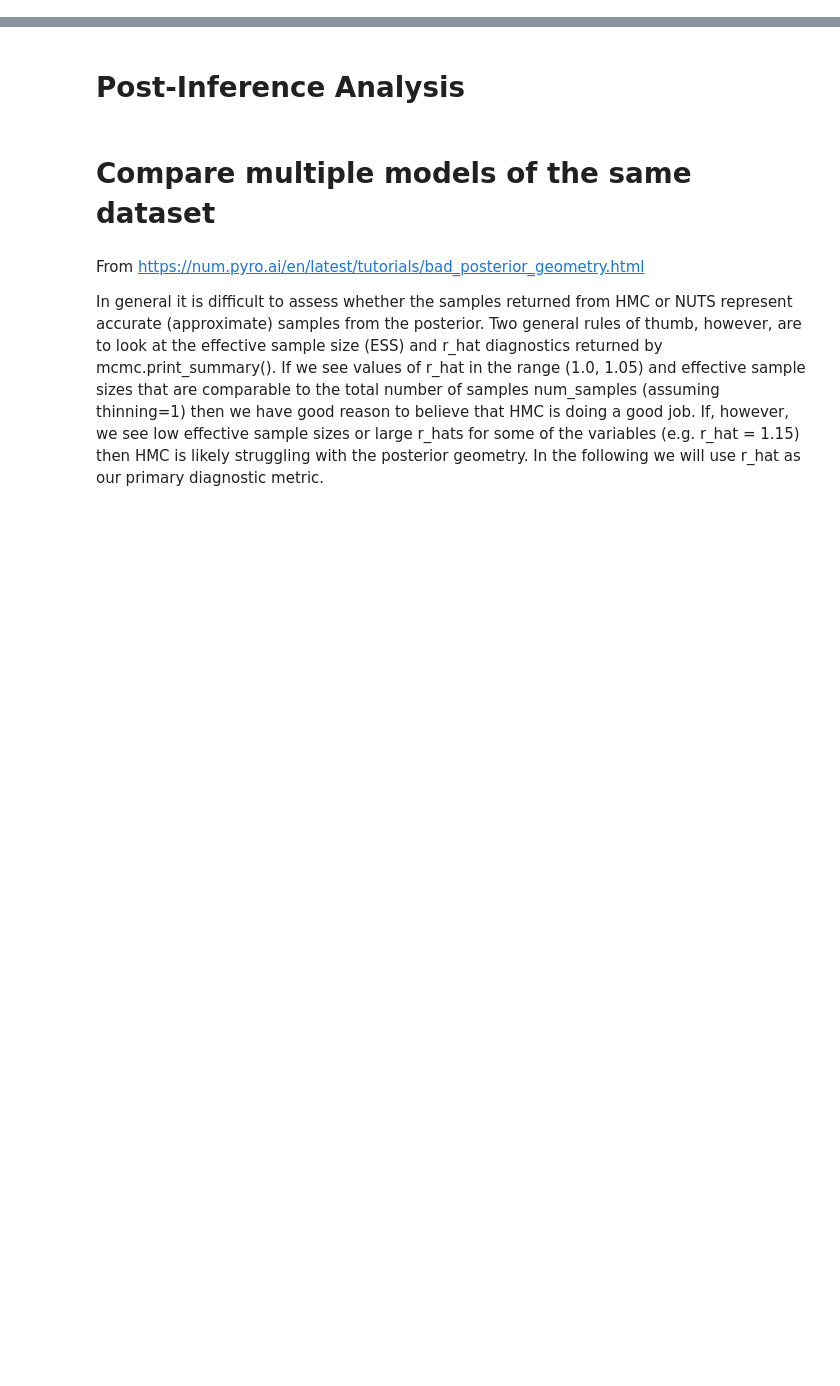
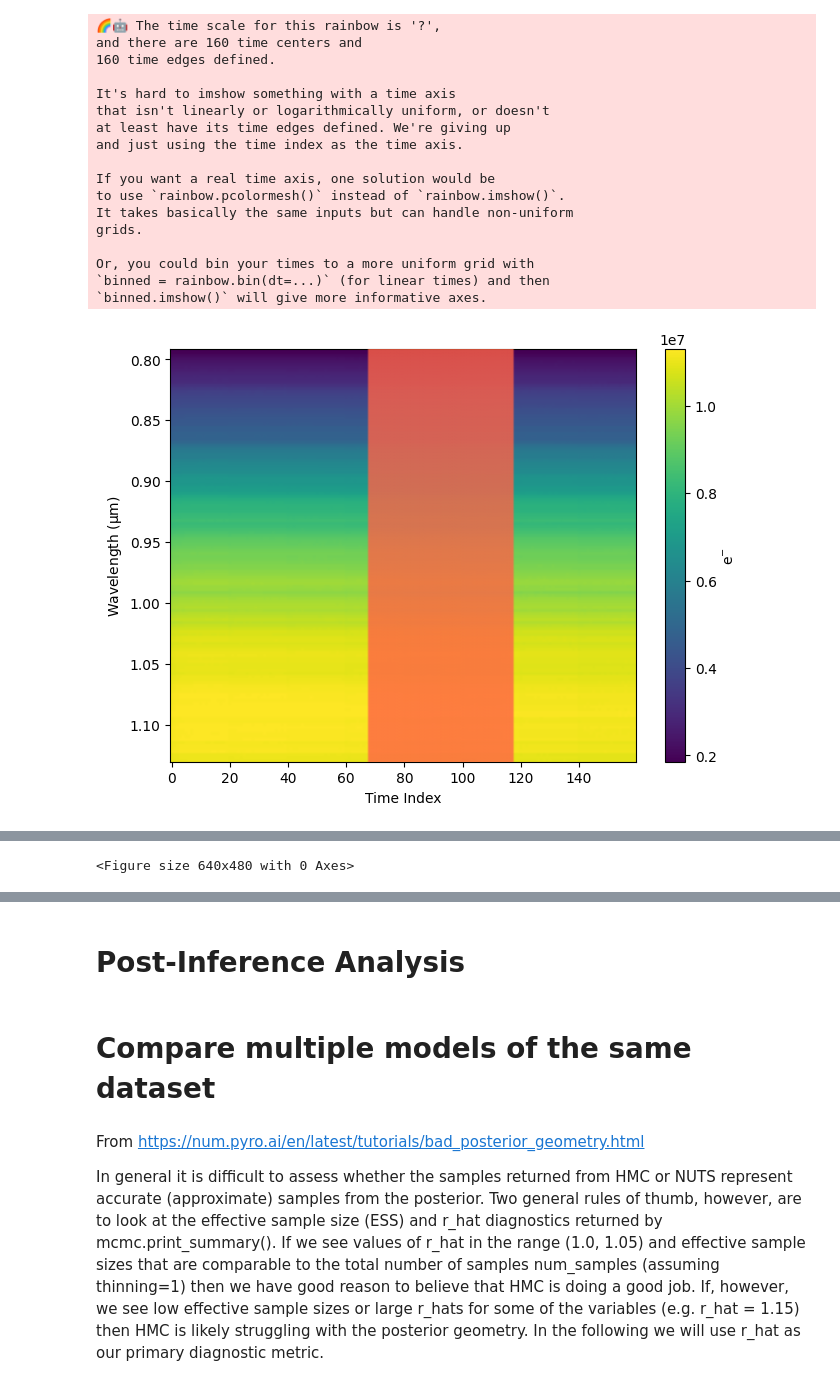
Before and after one commit to will-waalkes/Spot_Treating_AUMicb, a Jupyter notebook: modeling/03-sed-models/numpyro-sed-model_withBTSettl.ipynb, the cells around one changed output, grey strips where cells are left out. Saved outputs shown, nothing was run; the diff lists cells and outputs as text; code cells hidden in the pictures; blank space fills up the shorter version.

```diff
--- a/modeling/03-sed-models/numpyro-sed-model_withBTSettl.ipynb
+++ b/modeling/03-sed-models/numpyro-sed-model_withBTSettl.ipynb
@@ -12,11 +18,9 @@ grism = visits[f'{visit}']['Grism']
 rainbow = read_rainbow(f"../../data/rainbows/{visit}_scan-combined_trimmed_pacman_spec.rainbow.npy")
 speclc_rainbow = rainbow
 
-assert(len(err_factor)==len(speclc_rainbow.wavelength))
-
 'Adjust uncertainties and bin the rainbow'
-for i in range(len(rainbow.wavelength.value)):
-    speclc_rainbow.uncertainty[i,:] = rainbow.uncertainty[i,:] #* err_factor[i]
+# for i in range(len(rainbow.wavelength.value)):
+#     speclc_rainbow.uncertainty[i,:] = rainbow.uncertainty[i,:] #* err_factor[i]
 
 'remove the transit'
 out_of_transit = ( speclc_rainbow.trim().mask_transit(period=8.463*u.day, t0=predicted_T0*u.day, duration=0.15*u.day) )
@@ -52,37 +56,54 @@ grism = visits[f'{visit}']['Grism']
 rainbow = read_rainbow(f"../../data/rainbows/{visit}_scan-combined_trimmed_pacman_spec.rainbow.npy")
 speclc_rainbow = rainbow
 
-assert(len(err_factor)==len(speclc_rainbow.wavelength))
-
 'Adjust uncertainties and bin the rainbow'
-for i in range(len(rainbow.wavelength.value)):
-    speclc_rainbow.uncertainty[i,:] = rainbow.uncertainty[i,:] #* err_factor[i]
+# for i in range(len(rainbow.wavelength.value)):
+#     speclc_rainbow.uncertainty[i,:] = rainbow.uncertainty[i,:] #* err_factor[i]
 
 'remove the transit'
 out_of_transit = ( speclc_rainbow.trim().mask_transit(period=8.463*u.day, t0=predicted_T0*u.day, duration=0.15*u.day) )
 
 'define the appropriate arrays'
 _meanOOTspec = out_of_transit.get_average_spectrum_as_rainbow()
 meanOOTspec = _meanOOTspec.flux
 meanOOTspec_relative_err = _meanOOTspec.uncertainty.value/meanOOTspec.value
 _oot_spec_err = meanOOTspec_relative_err.flatten()
 _SED_wavelengths = (_meanOOTspec.wavelength.value).flatten()
 e_per_s = meanOOTspec / exptime
 e_per_s_per_angstrom = e_per_s / binwidth
 _w, _s, _e = read_sensitivity_curve(grism=grism)
 binned_filter_response = bintogrid(_w.value, _s.value, newx=_SED_wavelengths)['y'] * u.cm**2 / u.erg
 _calibrated_mean_spec = e_per_s_per_angstrom.flatten() / binned_filter_response
 calibrated_mean_spec = _calibrated_mean_spec.value/np.nanmean(_calibrated_mean_spec.value)
 oot_spec_err = _oot_spec_err * calibrated_mean_spec
 
 # Convert to JAX arrays
 calibrated_mean_spec_G141 = jnp.array(calibrated_mean_spec)
 oot_spec_err_G141 = jnp.array(oot_spec_err)
 SED_wavelengths_G141 = jnp.array(_SED_wavelengths)
 
 plt.figure()
 plt.errorbar(SED_wavelengths_G102,calibrated_mean_spec_G102,yerr=oot_spec_err_G102*100,fmt='o',label='G102',ms=1)
 plt.errorbar(SED_wavelengths_G141,calibrated_mean_spec_G141,yerr=oot_spec_err_G141*100,fmt='o',label='G141',ms=1)
 plt.legend()
 plt.show()
 plt.clf()
+# %% [output]
+🌈🤖 The time scale for this rainbow is '?',
+and there are 160 time centers and
+160 time edges defined.
+
+It's hard to imshow something with a time axis
+that isn't linearly or logarithmically uniform, or doesn't
+at least have its time edges defined. We're giving up
+and just using the time index as the time axis.
+
+If you want a real time axis, one solution would be
+to use `rainbow.pcolormesh()` instead of `rainbow.imshow()`.
+It takes basically the same inputs but can handle non-uniform
+grids.
+
+Or, you could bin your times to a more uniform grid with
+`binned = rainbow.bin(dt=...)` (for linear times) and then
+`binned.imshow()` will give more informative axes.
+[figure, added]
@@ -88,0 +111 @@ plt.clf()
+<Figure size 640x480 with 0 Axes>
```
Also changed, not shown: parts of 14 cells of this notebook, 3 other files.
